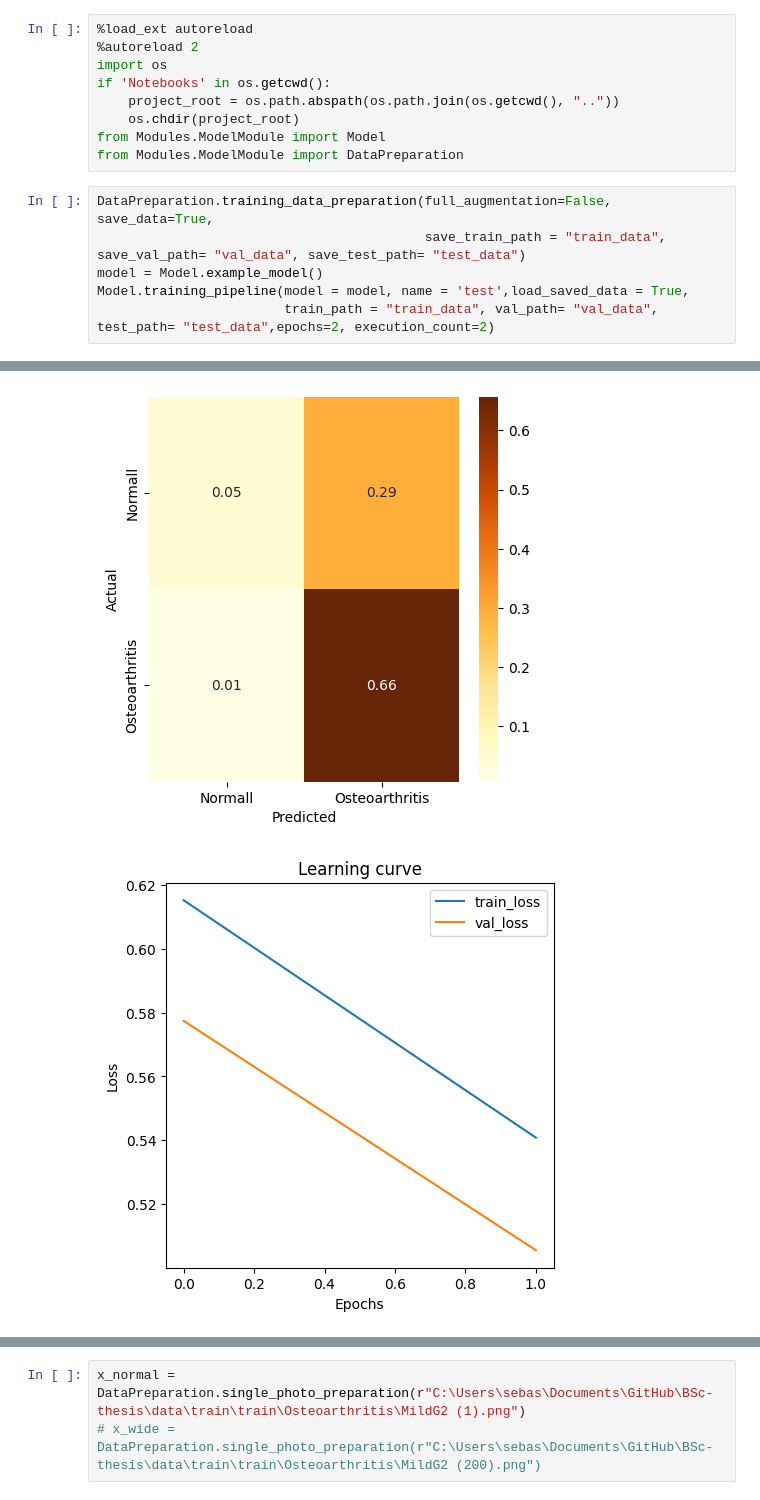
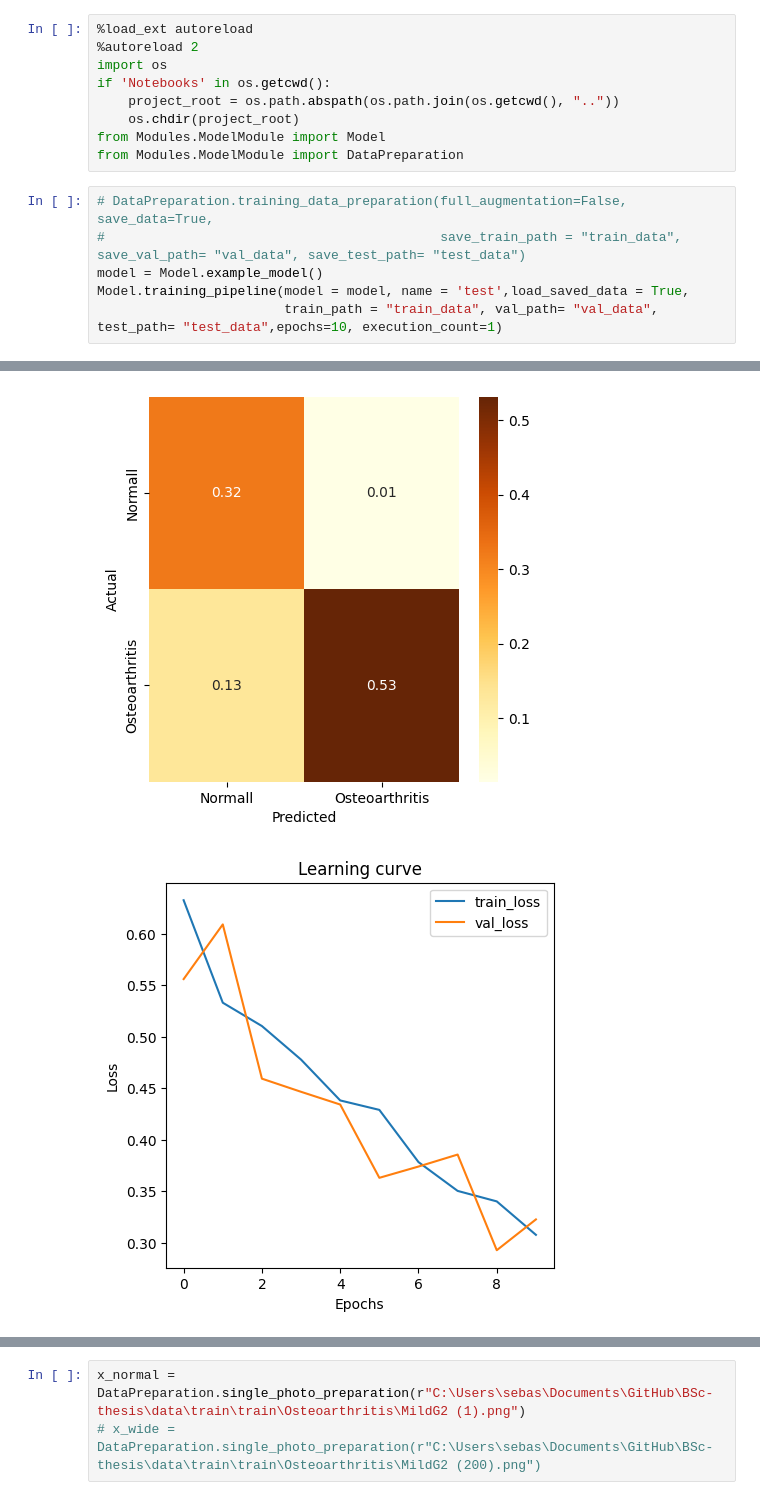
Before and after one commit to wozniakw2002/BSc-thesis, a Jupyter notebook: Notebooks/ModelTest.ipynb, the cells around one changed output, grey strips where cells are left out. Drawn from its saved outputs; the diff is of its cells as text.

```diff
--- a/Notebooks/ModelTest.ipynb
+++ b/Notebooks/ModelTest.ipynb
@@ -8,9 +8,9 @@ if 'Notebooks' in os.getcwd():
 from Modules.ModelModule import Model
 from Modules.ModelModule import DataPreparation
 # %%
-DataPreparation.training_data_preparation(full_augmentation=False, save_data=True,
-                                          save_train_path = "train_data", save_val_path= "val_data", save_test_path= "test_data")
+# DataPreparation.training_data_preparation(full_augmentation=False, save_data=True,
+#                                           save_train_path = "train_data", save_val_path= "val_data", save_test_path= "test_data")
 model = Model.example_model()
 Model.training_pipeline(model = model, name = 'test',load_saved_data = True,
-                        train_path = "train_data", val_path= "val_data", test_path= "test_data",epochs=2, execution_count=2)
+                        train_path = "train_data", val_path= "val_data", test_path= "test_data",epochs=10, execution_count=1)
 # %% [output]
@@ -33,3 +33,3 @@ Epoch 2/2
 20/20 ━━━━━━━━━━━━━━━━━━━━ 1s 39ms/step
-[figure, old version]
+[figure, new version]
-[figure, old version]
+[figure, new version]
```
Also changed, not shown: parts of 9 cells of this notebook, 3 other files.
